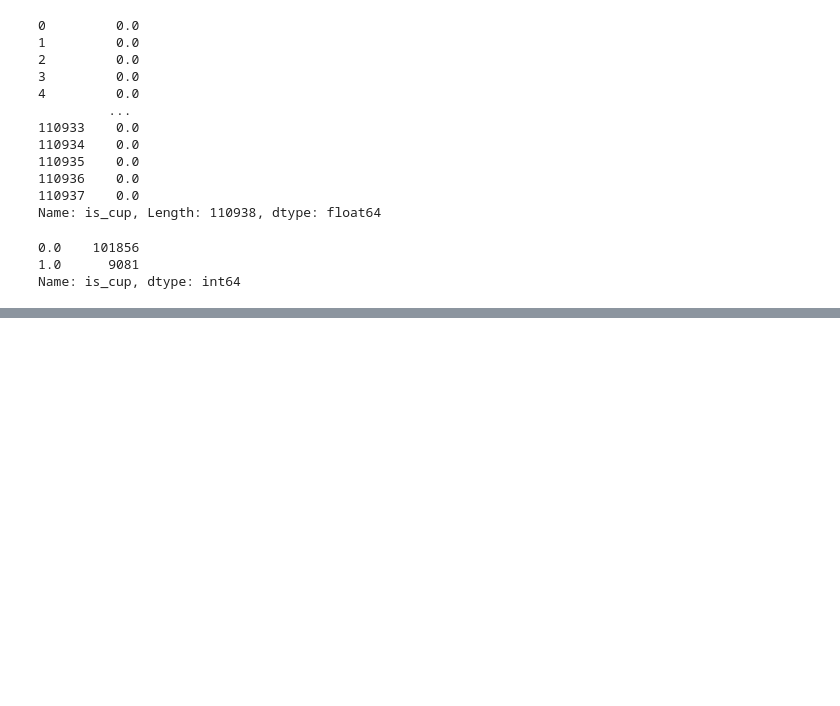
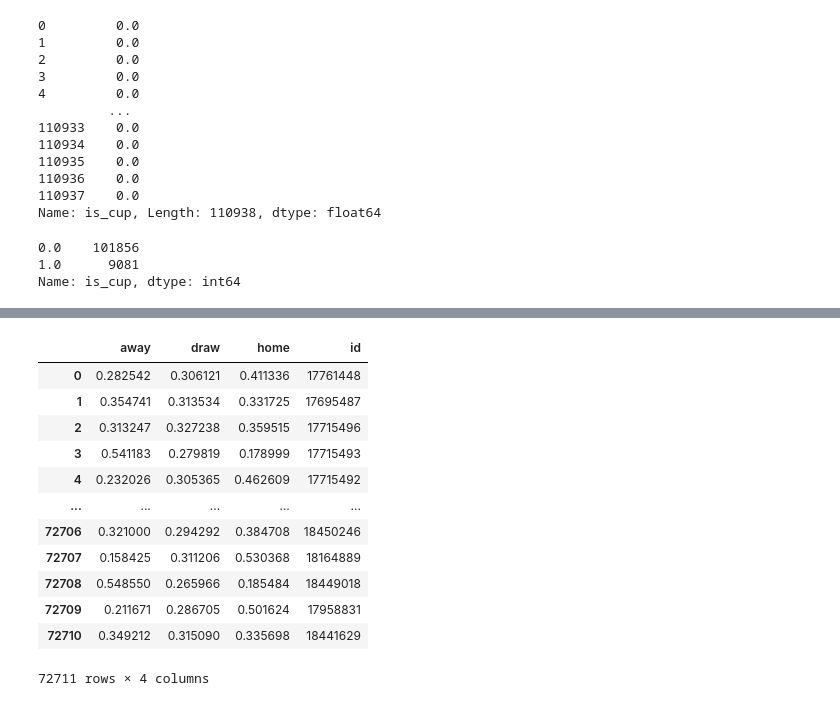
Before and after one commit to SzeYeung1/Football_Prediction, a Jupyter notebook: football-prediction-xgboost-1st-trial.ipynb, the cells around one changed output, grey strips where cells are left out. Drawn from its saved outputs; the diff is of its cells as text; code cells hidden in the pictures; blank space fills up the shorter version.

```diff
--- a/football-prediction-xgboost-1st-trial.ipynb
+++ b/football-prediction-xgboost-1st-trial.ipynb
@@ -169,0 +310,7 @@ def add_form_features(df):
+# %%
+X_test=test_p.drop(match_date_columns, axis=1)
+X_test=X_test.drop(['id','home_team_name','away_team_name','league_name'], axis=1)
+# %%
+X_test_d = xgb.DMatrix(X_test)
+# %%
+predictions = bst.predict(X_test_d, iteration_range=(0, bst.best_iteration))
@@ -169,0 +327,19 @@ def add_form_features(df):
+# %%
+submission = pd.DataFrame(predictions ,columns=label_encoder.inverse_transform([0,1,2]))
+# %%
+submission['id'] = test['id']
+display(submission)
+# %% [output]
+|  | away | draw | home | id |
+| 0 | 0.282542 | 0.306121 | 0.411336 | 17761448 |
+| 1 | 0.354741 | 0.313534 | 0.331725 | 17695487 |
+| 2 | 0.313247 | 0.327238 | 0.359515 | 17715496 |
+| 3 | 0.541183 | 0.279819 | 0.178999 | 17715493 |
+| 4 | 0.232026 | 0.305365 | 0.462609 | 17715492 |
+| ... | ... | ... | ... | ... |
+| 72706 | 0.321000 | 0.294292 | 0.384708 | 18450246 |
+| 72707 | 0.158425 | 0.311206 | 0.530368 | 18164889 |
+| 72708 | 0.548550 | 0.265966 | 0.185484 | 18449018 |
+| 72709 | 0.211671 | 0.286705 | 0.501624 | 17958831 |
+| 72710 | 0.349212 | 0.315090 | 0.335698 | 18441629 |
+72711 rows × 4 columns
```
Also changed, not shown: parts of 37 cells of this notebook.
